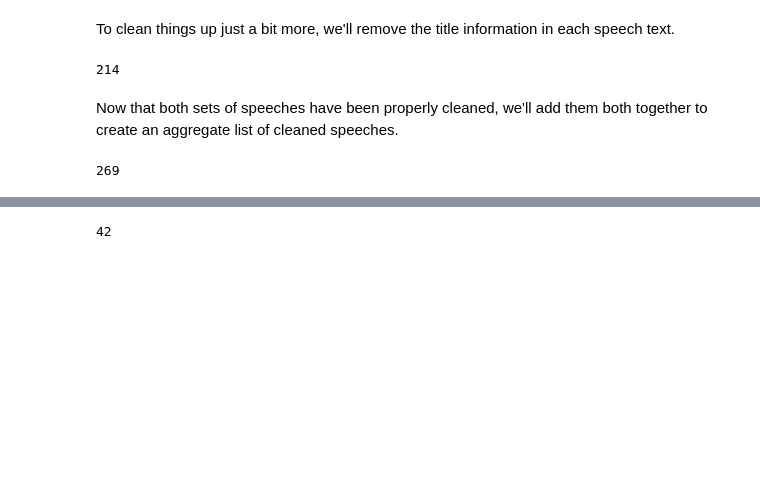
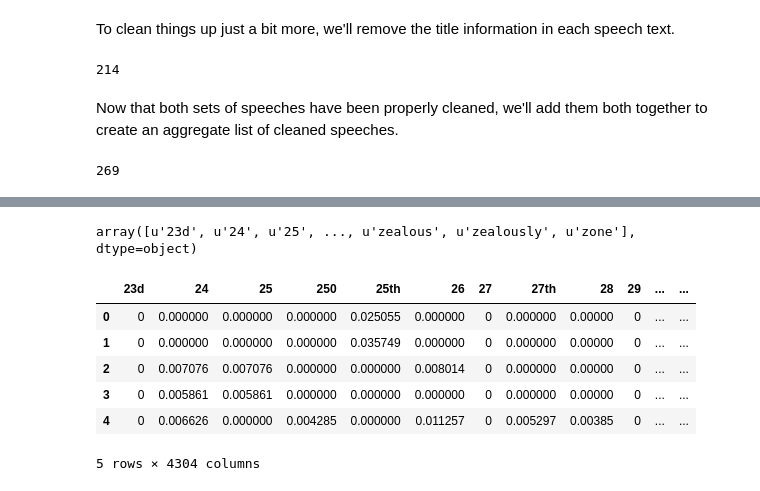
Before and after one commit to justindelatorre/data_science, a Jupyter notebook: hw_justindelatorre/final_project/final/experimental.ipynb, the cells around one changed output, grey strips where cells are left out. Saved outputs shown, nothing was run; the diff lists cells and outputs as text; code cells hidden in the pictures; blank space fills up the shorter version.

```diff
--- a/hw_justindelatorre/final_project/final/experimental.ipynb
+++ b/hw_justindelatorre/final_project/final/experimental.ipynb
@@ -409,6 +390,0 @@ df_grouped = df_all.groupby('id', as_index = False).sum()
-# %%
-speeches_all = list(df_grouped.speech_text)
-
-len(speeches_all)
-# %% [output]
-42
@@ -414,0 +394,33 @@ len(speeches_all)
+# %%
+# TODO: PorterStemmer > tf-idf (Unigram) > Create fake, similar data > Ensemble technique classifer
+
+# Import TfidfVectorizer from scikit-learn
+from sklearn.feature_extraction.text import TfidfVectorizer
+
+# Unigram tf-idf
+unigram_tfidf_vect = TfidfVectorizer(decode_error = 'ignore',
+                                     stop_words = 'english',
+                                     lowercase = True,
+                                     max_features = 10000,
+                                     min_df = 0.25, # Original: 0.1
+                                     max_df = 0.75) # Original: 0.9
+unigram_tfidf_output = unigram_tfidf_vect.fit_transform(speeches_all)
+
+# Turn matrix into a DataFrame
+unigram_tfidf_df = pd.DataFrame(unigram_tfidf_output.toarray(),
+                                columns = unigram_tfidf_vect.get_feature_names())
+# %%
+unigram_tfidf_df.columns.values[39:] # Word-only columns
+# %% [output]
+array([u'23d', u'24', u'25', ..., u'zealous', u'zealously', u'zone'], dtype=object)
+# %%
+unigram_tfidf_df_all = unigram_tfidf_df.iloc[:,39:]
+unigram_tfidf_df_all.head()
+# %% [output]
+|  | 23d | 24 | 25 | 250 | 25th | 26 | 27 | 27th | 28 | 29 | ... | ... |
+| 0 | 0 | 0.000000 | 0.000000 | 0.000000 | 0.025055 | 0.000000 | 0 | 0.000000 | 0.00000 | 0 | ... | ... |
+| 1 | 0 | 0.000000 | 0.000000 | 0.000000 | 0.035749 | 0.000000 | 0 | 0.000000 | 0.00000 | 0 | ... | ... |
+| 2 | 0 | 0.007076 | 0.007076 | 0.000000 | 0.000000 | 0.008014 | 0 | 0.000000 | 0.00000 | 0 | ... | ... |
+| 3 | 0 | 0.005861 | 0.005861 | 0.000000 | 0.000000 | 0.000000 | 0 | 0.000000 | 0.00000 | 0 | ... | ... |
+| 4 | 0 | 0.006626 | 0.000000 | 0.004285 | 0.000000 | 0.011257 | 0 | 0.005297 | 0.00385 | 0 | ... | ... |
+5 rows × 4304 columns
```
Also changed, not shown: parts of 5 cells of this notebook.
